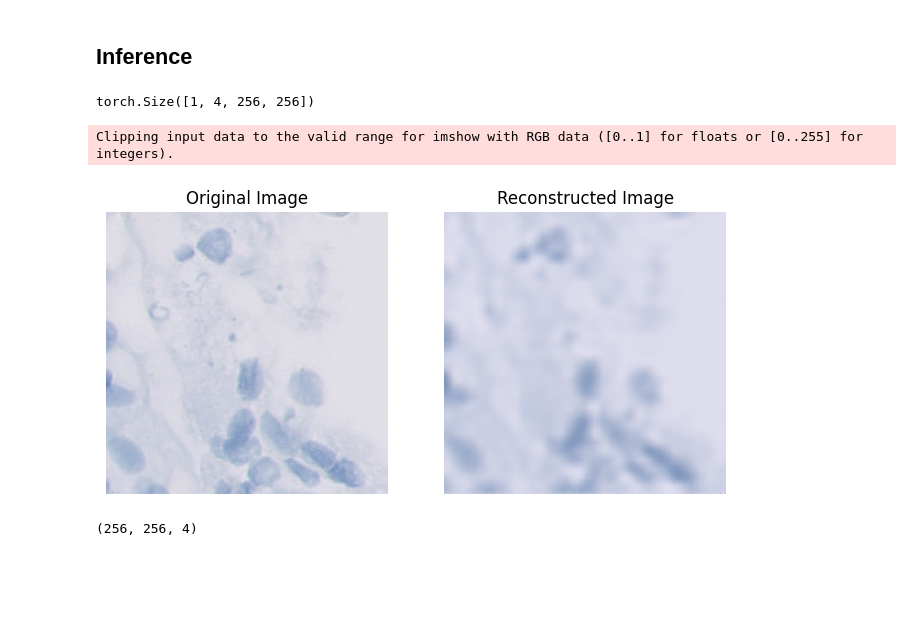
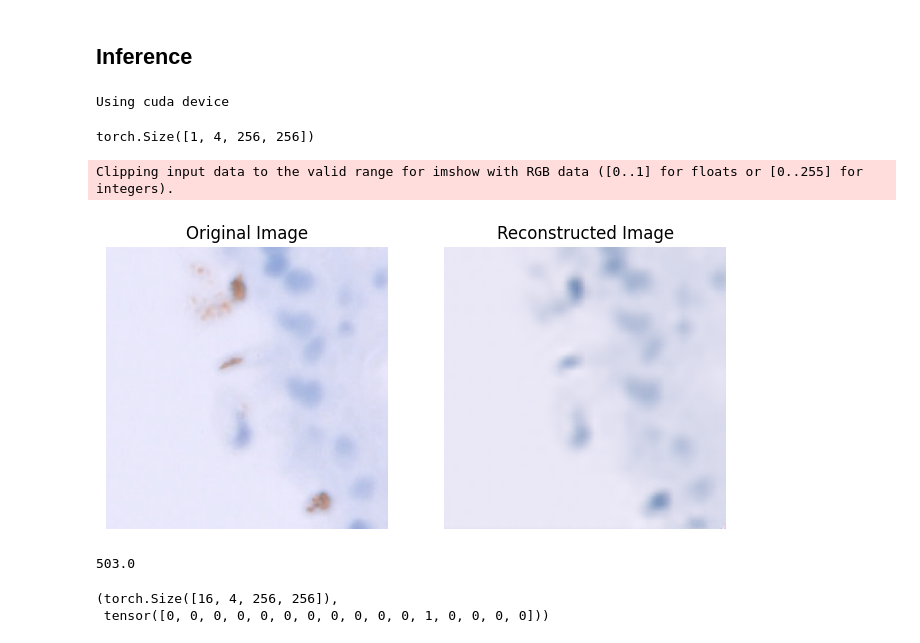
Before and after one commit to Pikurrot/MED-GIA, a Jupyter notebook: AnomalyDetection/inference.ipynb, the cells around one changed output. Drawn from its saved outputs; the diff is of its cells as text; code cells hidden in the pictures; blank space fills up the shorter version.

Commit message:
Try red threshold

```diff
--- a/AnomalyDetection/inference.ipynb
+++ b/AnomalyDetection/inference.ipynb
@@ -8,6 +8,11 @@ from PIL import Image
 from Autoencoder import Autoencoder
 import yaml
 import os
+import cv2
+import numpy as np
+
+device = torch.device("cuda" if torch.cuda.is_available() else "cpu")
+print(f"Using {device} device")
 
 # Instantiate the model and set to eval mode
 model = Autoencoder()
@@ -17,6 +22,7 @@ try:
 	model.load_state_dict(torch.load("model.pth"))
 except FileNotFoundError:
 	print("No model.pth found")
+model.to(device)
 model.eval()
 
 # Define a transform to preprocess the image
@@ -29,41 +35,81 @@ transform = transforms.Compose([
 with open("../config.yml", "r") as file:
 	config = yaml.safe_load(file)
 	data_path = config["dataset_path"]
-
-# Load and preprocess the image
-image = Image.open(os.path.join(data_path, "CrossValidation/Annotated/B22-25_0/02816.png"))
-# TODO: remove alpha channel
-input_image = transform(image).unsqueeze(0) # Add batch dimension
-print(input_image.shape)
 # %% [output]
-torch.Size([1, 4, 256, 256])
+Using cuda device
+# %%
+# Load and preprocess the image
+# image = Image.open(os.path.join(data_path, "CrossValidation/Annotated/B22-25_0/02816.png")) # Negative
+image = Image.open(os.path.join(data_path, "CrossValidation/Annotated/B22-37_0/00045_Aug1.png") ) # Positive
+# TODO: remove alpha channel
+input_image = transform(image).unsqueeze(0) # Add batch dimension
+print(input_image.shape)
+# %% [output]
+torch.Size([1, 4, 256, 256])
 # %%
 # Perform a forward pass to get the reconstructed image
 with torch.no_grad():
-    reconstructed_image = model(input_image)
+    reconstructed_image = model(input_image.to(device))
 # %%
 # Convert tensors to images for visualization
 input_image_np = input_image.squeeze(0).permute(1, 2, 0).numpy()
-reconstructed_image_np = reconstructed_image.squeeze(0).permute(1, 2, 0).numpy()#*255
+reconstructed_image_np = reconstructed_image.cpu().squeeze(0).permute(1, 2, 0).numpy()#*255
 
 # Display the original and reconstructed images
 plt.figure(figsize=(8, 4))
 
 plt.subplot(1, 2, 1)
 plt.title("Original Image")
 plt.imshow(input_image_np)
 plt.axis("off")
 
 plt.subplot(1, 2, 2)
 plt.title("Reconstructed Image")
 plt.imshow(reconstructed_image_np)
 plt.axis("off")
 
 plt.show()
 # %% [output]
 Clipping input data to the valid range for imshow with RGB data ([0..1] for floats or [0..255] for integers).
-[figure, old version]
+[figure, new version]
-# %%
-reconstructed_image_np.shape
-# %% [output]
-(256, 256, 4)
+# %%
+def check_red_fraction(orig, reco, thresh, return_value=False):
+	# Convert the images from RGB to HSV
+	input_image_hsv = cv2.cvtColor(orig, cv2.COLOR_RGB2HSV)
+	reconstructed_image_hsv = cv2.cvtColor(reco, cv2.COLOR_RGB2HSV)
+
+	# Define the hue range for red pixels as suggested
+	# For -20 to 0 in HSV, which corresponds to hues 160-180 in OpenCV's scale
+	input_lower_hsv1 = np.array([340, 0, 0])
+	input_upper_hsv1 = np.array([360, 255, 255])
+
+	# For 0 to 20 in HSV
+	input_lower_hsv2 = np.array([0, 0, 0])
+	input_upper_hsv2 = np.array([20, 255, 255])
+
+	# Apply masks to the original image
+	mask_ori1 = cv2.inRange(input_image_hsv, input_lower_hsv1, input_upper_hsv1)
+	mask_ori2 = cv2.inRange(input_image_hsv, input_lower_hsv2, input_upper_hsv2)
+	mask_ori = cv2.bitwise_or(mask_ori1, mask_ori2)
+	count_red_ori = np.count_nonzero(mask_ori)
+
+	# Apply masks to the reconstructed image
+	mask_rec1 = cv2.inRange(reconstructed_image_hsv, input_lower_hsv1, input_upper_hsv1)
+	mask_rec2 = cv2.inRange(reconstructed_image_hsv, input_lower_hsv2, input_upper_hsv2)
+	mask_rec = cv2.bitwise_or(mask_rec1, mask_rec2)
+	count_red_rec = np.count_nonzero(mask_rec)
+
+	# Calculate the fraction of red pixels
+	if count_red_rec > 0:
+		F_red = count_red_ori / count_red_rec
+	else:
+		F_red = 0  # Avoid division by zero
+
+	if return_value:
+		return F_red
+	else:
+		return F_red > thresh if F_red is not None else False
+
+check_red_fraction(input_image_np, reconstructed_image_np, 0.5, return_value=True)
+# %% [output]
+503.0
@@ -69,0 +122,5 @@ reconstructed_image_np.shape
+# %%
+next(iter(dataloader))[0].shape, next(iter(dataloader))[1]
+# %% [output]
+(torch.Size([16, 4, 256, 256]),
+ tensor([0, 0, 0, 0, 0, 0, 0, 0, 0, 0, 0, 1, 0, 0, 0, 0]))
```
Also changed, not shown: parts of 6 cells of this notebook.
